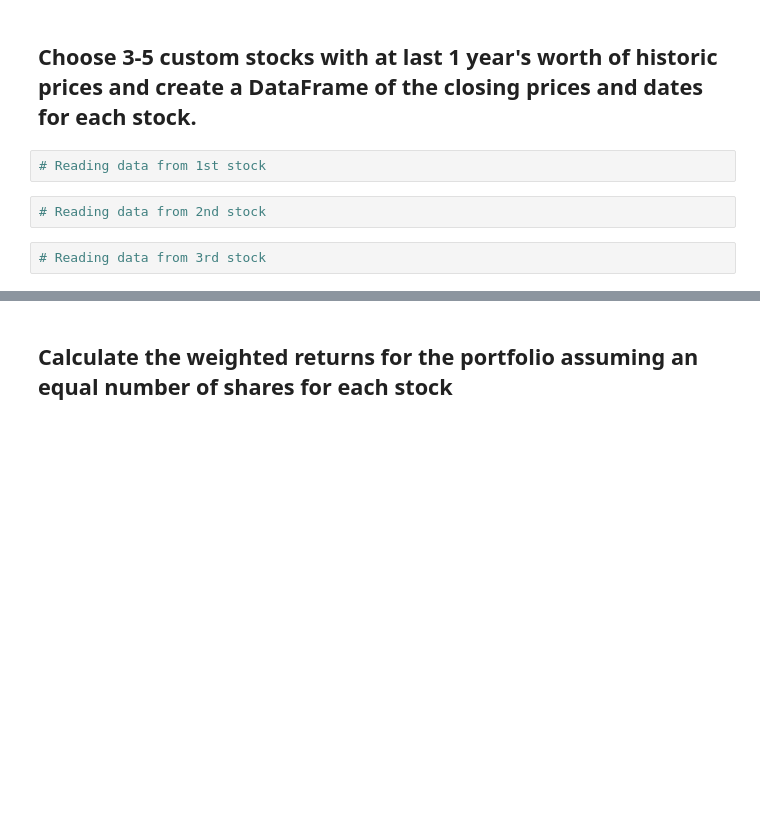
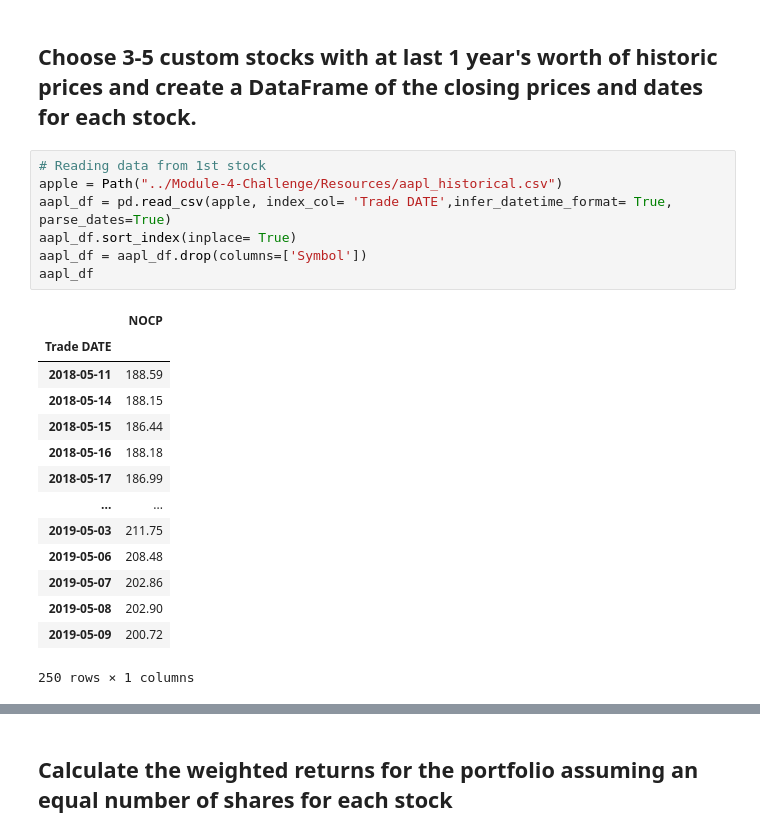
Before and after one commit to jdonnelly0804/Module-4-Challenge, a Jupyter notebook: whale_analysis.ipynb, the cells around one changed output, grey strips where cells are left out. Saved outputs shown, nothing was run; the diff lists cells and outputs as text; blank space fills up the shorter version.

```diff
--- a/whale_analysis.ipynb
+++ b/whale_analysis.ipynb
@@ -312,9 +312,25 @@ In this section, you will build your own portfolio of stocks, calculate the retu
 5. Include correlation analysis to determine which stocks (if any) are correlated
 # %% [markdown]
 ## Choose 3-5 custom stocks with at last 1 year's worth of historic prices and create a DataFrame of the closing prices and dates for each stock.
-# %%
-# Reading data from 1st stock
-# %%
-# Reading data from 2nd stock
-# %%
-# Reading data from 3rd stock
+# %%
+# Reading data from 1st stock
+apple = Path("../Module-4-Challenge/Resources/aapl_historical.csv")
+aapl_df = pd.read_csv(apple, index_col= 'Trade DATE',infer_datetime_format= True, parse_dates=True)
+aapl_df.sort_index(inplace= True)
+aapl_df = aapl_df.drop(columns=['Symbol'])
+aapl_df
+# %% [output]
+|  | NOCP |
+| Trade DATE |  |
+| 2018-05-11 | 188.59 |
+| 2018-05-14 | 188.15 |
+| 2018-05-15 | 186.44 |
+| 2018-05-16 | 188.18 |
+| 2018-05-17 | 186.99 |
+| ... | ... |
+| 2019-05-03 | 211.75 |
+| 2019-05-06 | 208.48 |
+| 2019-05-07 | 202.86 |
+| 2019-05-08 | 202.90 |
+| 2019-05-09 | 200.72 |
+250 rows × 1 columns
```
Also changed, not shown: parts of 9 cells of this notebook.
